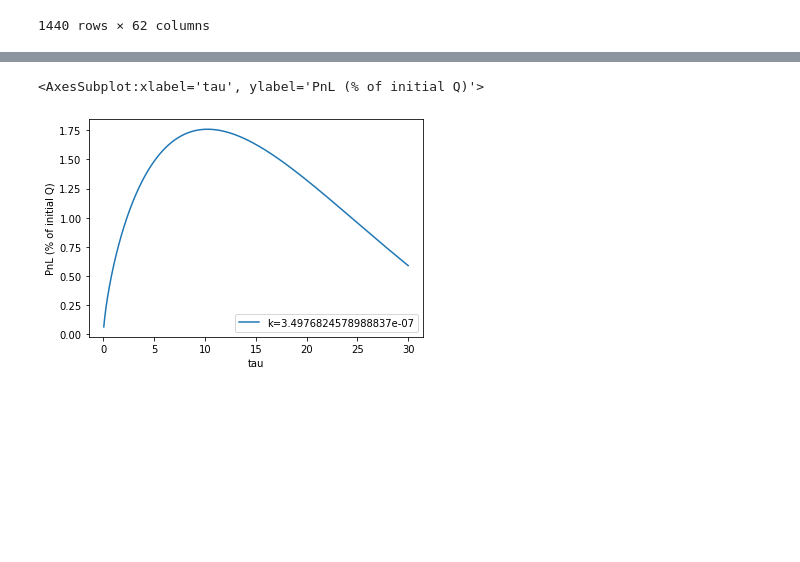
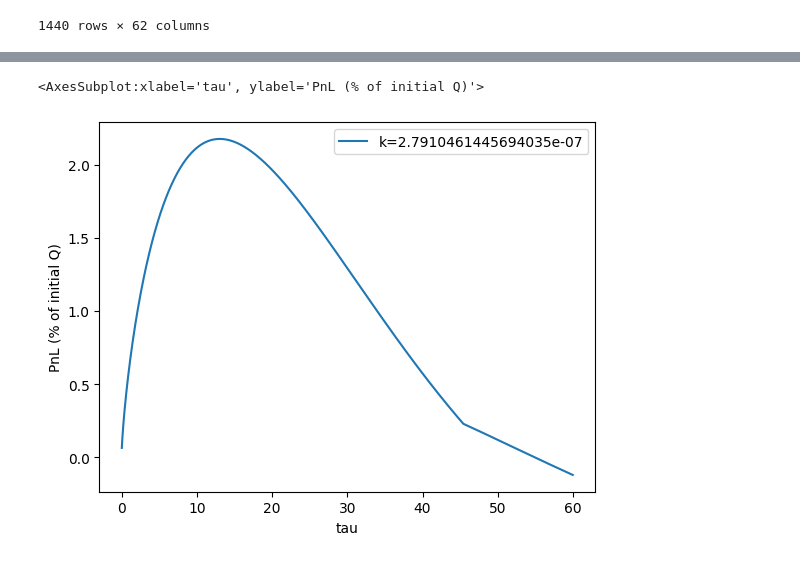
Before and after one commit to overlay-market/overlay-risk, a Jupyter notebook: notebooks/ETHUSD-20220829/univ3-funding-20220829.ipynb, the cells around one changed output, grey strips where cells are left out. Cells and saved outputs as stored; diff of their text form; code cells hidden in the pictures; blank space fills up the shorter version.

```diff
--- a/notebooks/ETHUSD-20220829/univ3-funding-20220829.ipynb
+++ b/notebooks/ETHUSD-20220829/univ3-funding-20220829.ipynb
@@ -89,7 +89,7 @@ Index(['Unnamed: 0', 'k=1.085034172449585e-06', 'k=8.595124868742567e-07',
        'k=2.8062776331856415e-07', 'k=2.7910461445694035e-07'],
       dtype='object')
 # %%
-k_col = 'k=3.4976824578988837e-07'
+k_col = 'k=2.7910461445694035e-07'
 # %%
 df_vars[k_col]
 # %% [output]
@@ -377,9 +367,9 @@ df_ess.plot(x='tau', y=k_col, ylabel="PnL (% of initial Q)")
 # %%
 # Look at ES only over the anchor time ... (first 30d)
-df_ess[:720].plot(x='tau', y=k_col, ylabel="PnL (% of initial Q)")
+df_ess[:1439].plot(x='tau', y=k_col, ylabel="PnL (% of initial Q)")
 # %% [output]
 <AxesSubplot:xlabel='tau', ylabel='PnL (% of initial Q)'>
-[figure, old version]
+[figure, new version]
 # %%
 # calibrate cap on Q off of area under curve over the anchor time divided by anchor time .. (first 30d)
 # NOTE: this is expected amount printed *when* pnl exceeds var
```
Also changed, not shown: parts of 28 cells of this notebook.
